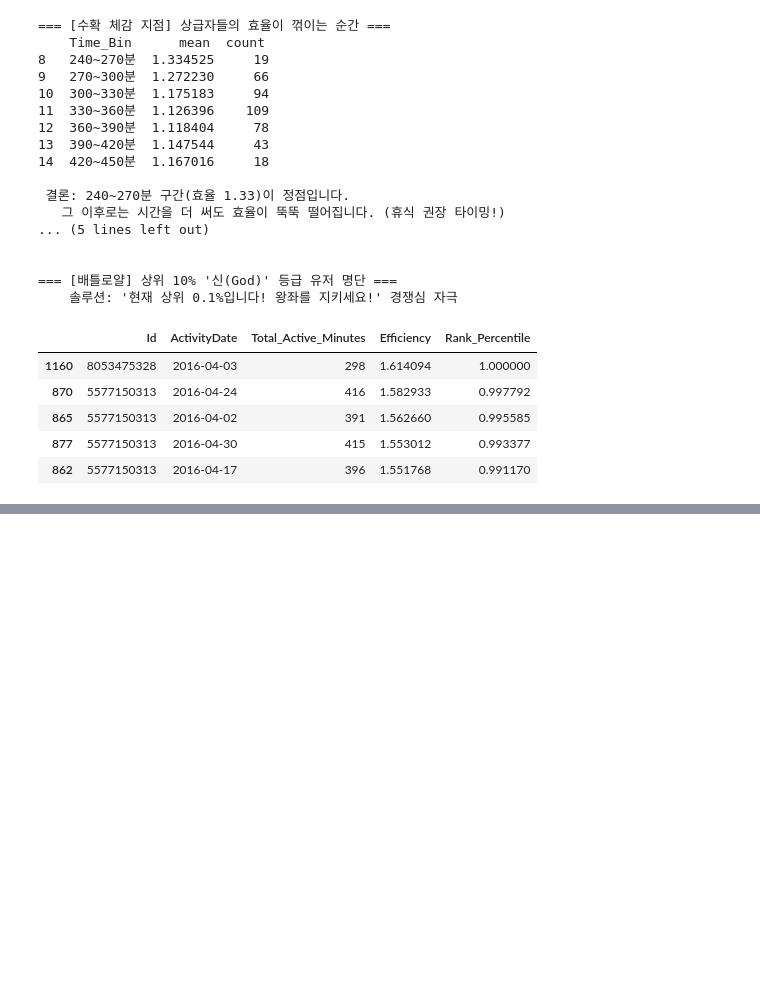
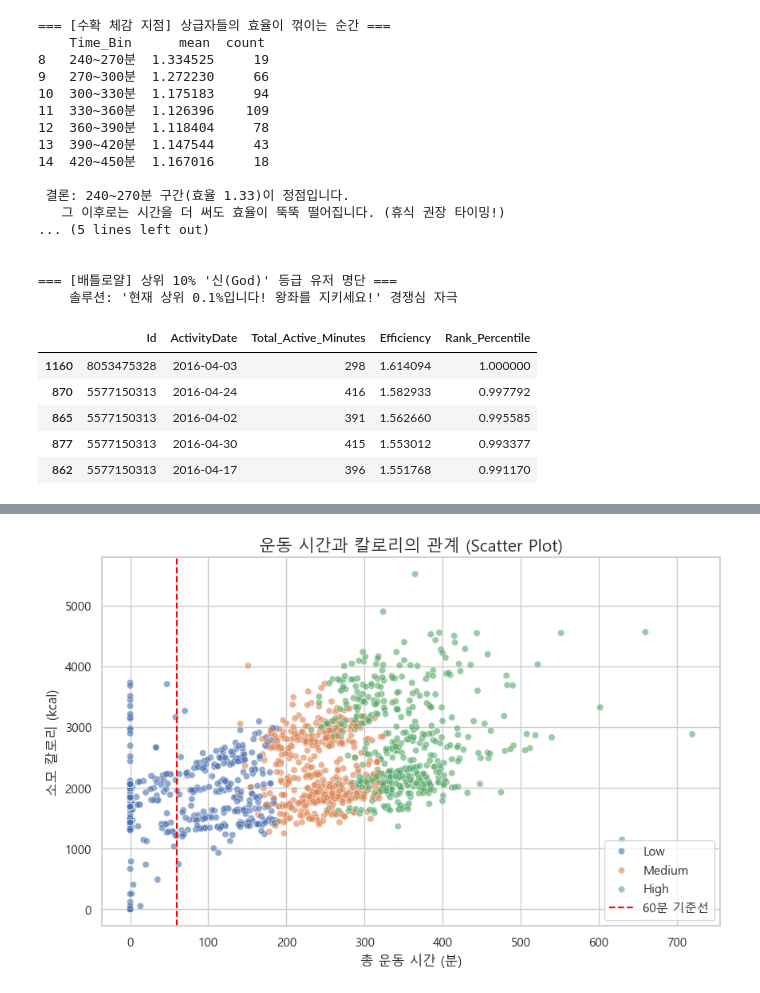
Before and after one commit to jeesy95-creator/sparta_15, a Jupyter notebook: notebooks/OHC.ipynb, the cells around one changed output, grey strips where cells are left out. Cells and saved outputs as stored; diff of their text form; code cells hidden in the pictures; blank space fills up the shorter version.

```diff
--- a/notebooks/OHC.ipynb
+++ b/notebooks/OHC.ipynb
@@ -535,0 +602,17 @@ display(top_rankers[['Id', 'ActivityDate', 'Total_Active_Minutes', 'Efficiency',
+# %%
+#저효율 그룹 식별
+# 운동 시간 vs 소모 칼로리 상관관계: 산점도
+plt.figure(figsize=(10, 6))
+sns.scatterplot(data=act_clean, x='Total_Active_Minutes', y='Calories',
+                hue='Activity_Grade', alpha=0.6, palette='deep')
+
+# 뚜벅이형(저효율) 구간 표시 (60분 이상인데 칼로리 낮은 구간)
+plt.axvline(x=60, color='red', linestyle='--', label='60분 기준선')
+
+plt.title('운동 시간과 칼로리의 관계 (Scatter Plot)', fontsize=15)
+plt.xlabel('총 운동 시간 (분)')
+plt.ylabel('소모 칼로리 (kcal)')
+plt.legend()
+plt.show()
+# %% [output]
+[figure, added]
```
Also changed, not shown: parts of 10 cells of this notebook.
